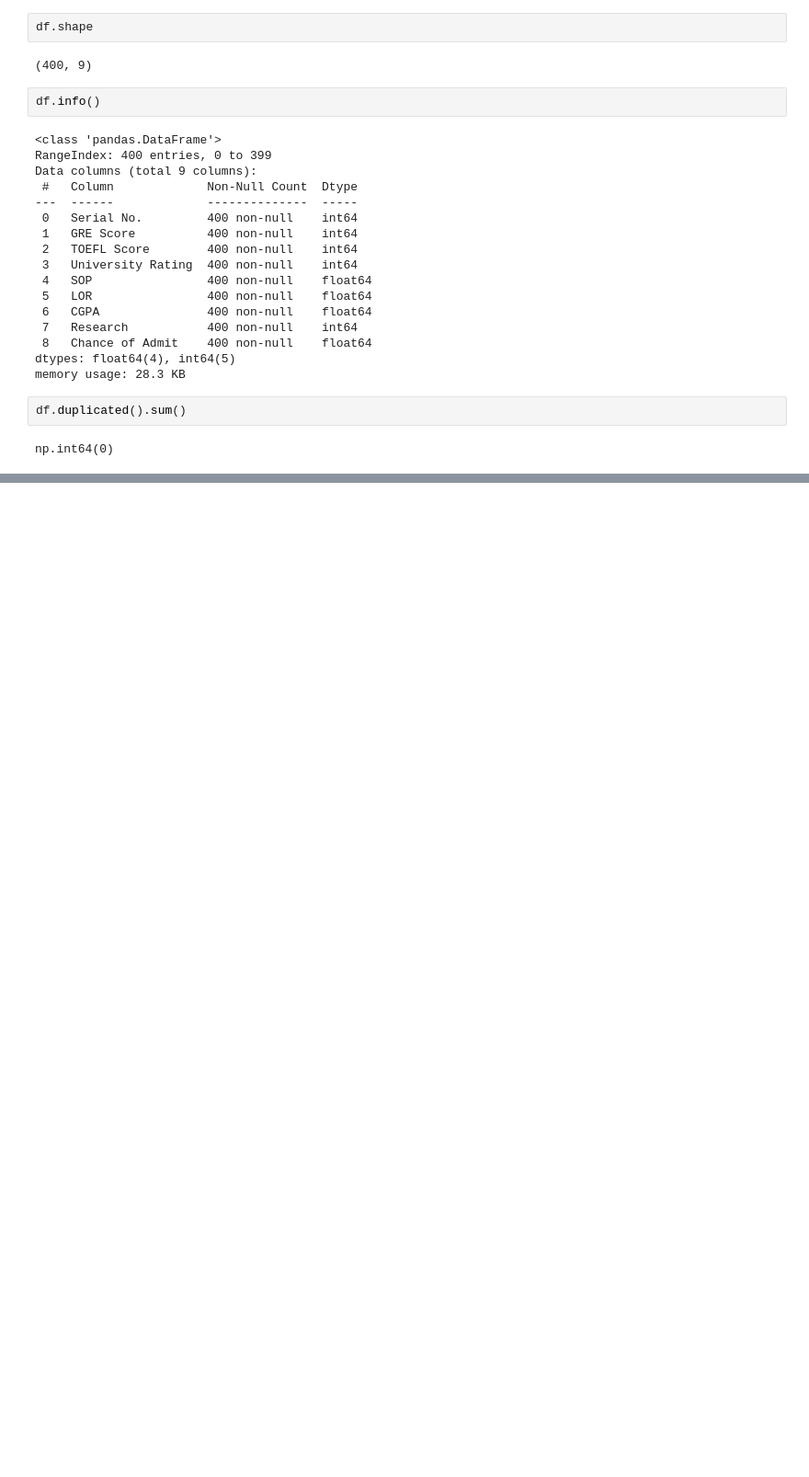
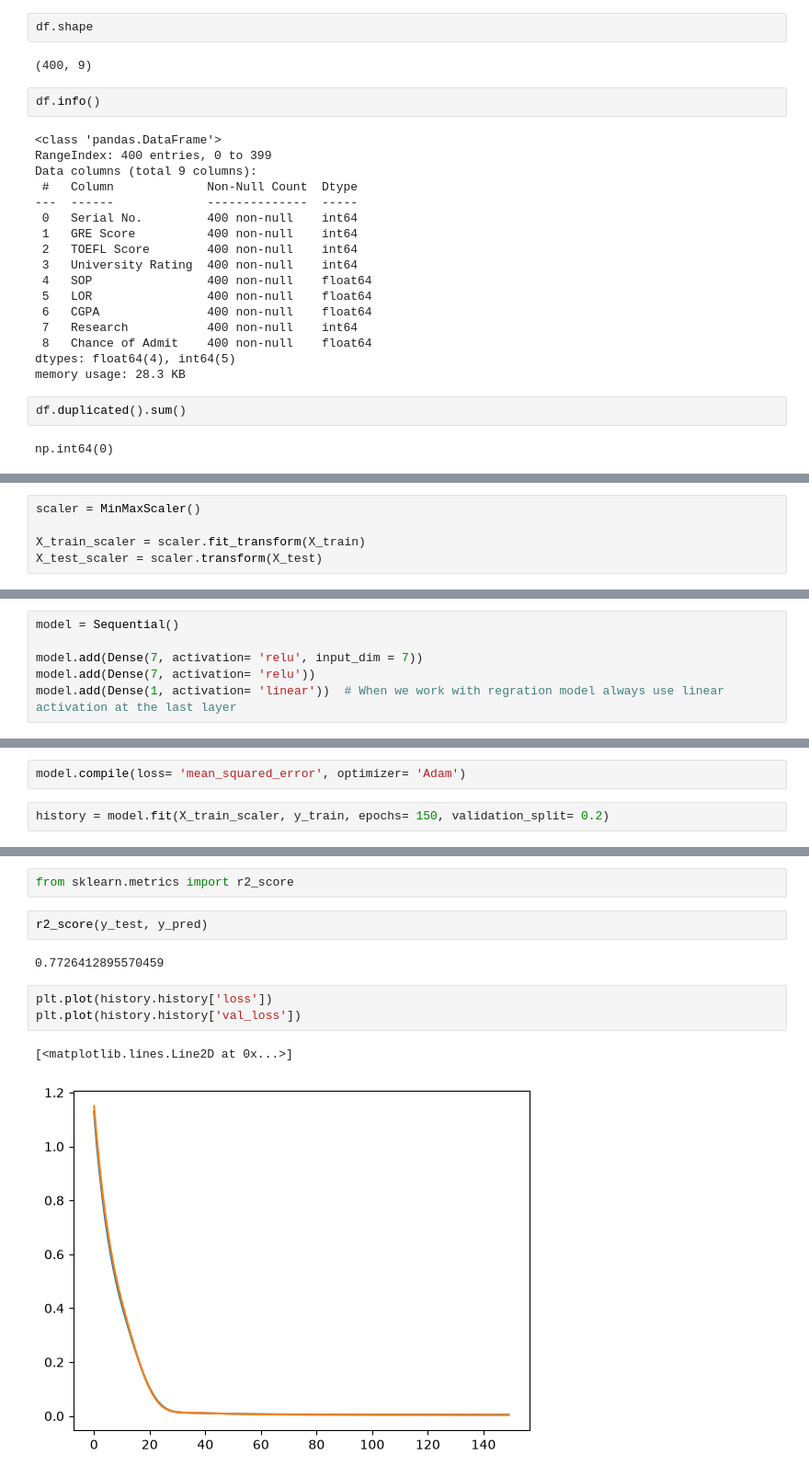
Before and after one commit to rahul-gitt/Deep-Learning, a Jupyter notebook: ANN/Graduate_prediction/main.ipynb, the cells around one changed output, grey strips where cells are left out. Shown at 92% size. Drawn from its saved outputs; the diff is of its cells as text; blank space fills up the shorter version.

Commit message:
model Train done

```diff
--- a/ANN/Graduate_prediction/main.ipynb
+++ b/ANN/Graduate_prediction/main.ipynb
@@ -46,0 +71,5 @@ np.int64(0)
+# %%
+scaler = MinMaxScaler()
+
+X_train_scaler = scaler.fit_transform(X_train)
+X_test_scaler = scaler.transform(X_test)
@@ -46,0 +81,6 @@ np.int64(0)
+# %%
+model = Sequential()
+
+model.add(Dense(7, activation= 'relu', input_dim = 7))
+model.add(Dense(7, activation= 'relu'))
+model.add(Dense(1, activation= 'linear'))  # When we work with regration model always use linear activation at the last layer
@@ -46,0 +103,4 @@ np.int64(0)
+# %%
+model.compile(loss= 'mean_squared_error', optimizer= 'Adam')
+# %%
+history = model.fit(X_train_scaler, y_train, epochs= 150, validation_split= 0.2)
@@ -46,0 +129,12 @@ np.int64(0)
+# %%
+from sklearn.metrics import r2_score
+# %%
+r2_score(y_test, y_pred)
+# %% [output]
+0.7726412895570459
+# %%
+plt.plot(history.history['loss'])
+plt.plot(history.history['val_loss'])
+# %% [output]
+[<matplotlib.lines.Line2D at 0x...>]
+[figure, added]
```
Also changed, not shown: parts of 9 cells of this notebook.
